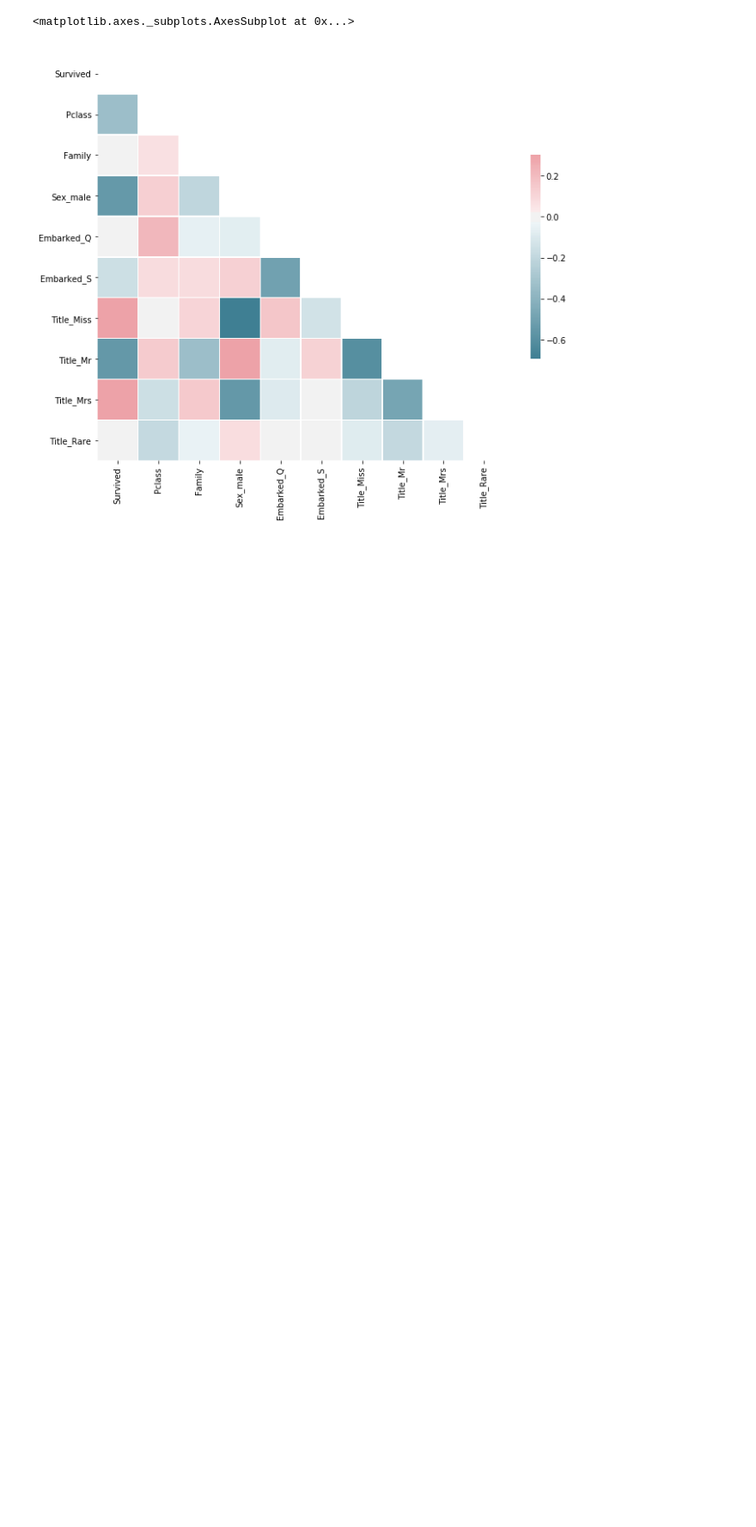
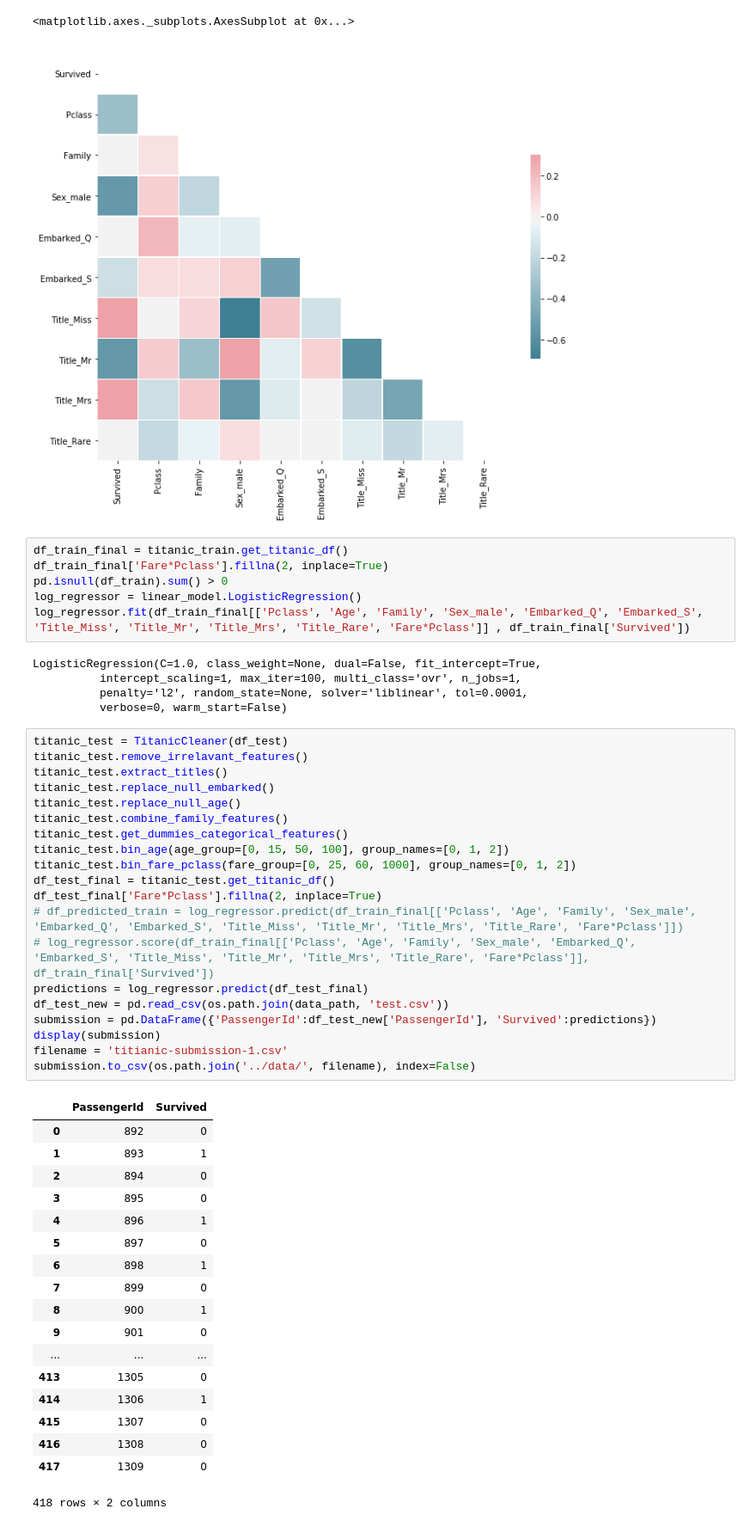
Before and after one commit to madhavhugar/Kaggle-Challenges, a Jupyter notebook: titanic-survival/src/analysis/titanic-survival-notebook.ipynb, the cells around one changed output. Shown at 86% size. Saved outputs shown, nothing was run; the diff lists cells and outputs as text; blank space fills up the shorter version.

```diff
--- a/titanic-survival/src/analysis/titanic-survival-notebook.ipynb
+++ b/titanic-survival/src/analysis/titanic-survival-notebook.ipynb
@@ -318,3 +321,53 @@ sns.heatmap(corr, mask=mask, cmap=cmap, vmax=.3, center=0,
 # %% [output]
 <matplotlib.axes._subplots.AxesSubplot at 0x...>
 [figure]
+# %%
+df_train_final = titanic_train.get_titanic_df()
+df_train_final['Fare*Pclass'].fillna(2, inplace=True)
+pd.isnull(df_train).sum() > 0
+log_regressor = linear_model.LogisticRegression()
+log_regressor.fit(df_train_final[['Pclass', 'Age', 'Family', 'Sex_male', 'Embarked_Q', 'Embarked_S', 'Title_Miss', 'Title_Mr', 'Title_Mrs', 'Title_Rare', 'Fare*Pclass']] , df_train_final['Survived'])
+# %% [output]
+LogisticRegression(C=1.0, class_weight=None, dual=False, fit_intercept=True,
+          intercept_scaling=1, max_iter=100, multi_class='ovr', n_jobs=1,
+          penalty='l2', random_state=None, solver='liblinear', tol=0.0001,
+          verbose=0, warm_start=False)
+# %%
+titanic_test = TitanicCleaner(df_test)
+titanic_test.remove_irrelavant_features()
+titanic_test.extract_titles()
+titanic_test.replace_null_embarked()
+titanic_test.replace_null_age()
+titanic_test.combine_family_features()
+titanic_test.get_dummies_categorical_features()
+titanic_test.bin_age(age_group=[0, 15, 50, 100], group_names=[0, 1, 2])
+titanic_test.bin_fare_pclass(fare_group=[0, 25, 60, 1000], group_names=[0, 1, 2])
+df_test_final = titanic_test.get_titanic_df()
+df_test_final['Fare*Pclass'].fillna(2, inplace=True)
+# df_predicted_train = log_regressor.predict(df_train_final[['Pclass', 'Age', 'Family', 'Sex_male', 'Embarked_Q', 'Embarked_S', 'Title_Miss', 'Title_Mr', 'Title_Mrs', 'Title_Rare', 'Fare*Pclass']])
+# log_regressor.score(df_train_final[['Pclass', 'Age', 'Family', 'Sex_male', 'Embarked_Q', 'Embarked_S', 'Title_Miss', 'Title_Mr', 'Title_Mrs', 'Title_Rare', 'Fare*Pclass']], df_train_final['Survived'])
+predictions = log_regressor.predict(df_test_final)
+df_test_new = pd.read_csv(os.path.join(data_path, 'test.csv'))
+submission = pd.DataFrame({'PassengerId':df_test_new['PassengerId'], 'Survived':predictions})
+display(submission)
+filename = 'titianic-submission-1.csv'
+submission.to_csv(os.path.join('../data/', filename), index=False)
+# %% [output]
+|  | PassengerId | Survived |
+| 0 | 892 | 0 |
+| 1 | 893 | 1 |
+| 2 | 894 | 0 |
+| 3 | 895 | 0 |
+| 4 | 896 | 1 |
+| 5 | 897 | 0 |
+| 6 | 898 | 1 |
+| 7 | 899 | 0 |
+| 8 | 900 | 1 |
+| 9 | 901 | 0 |
+| ... | ... | ... |
+| 413 | 1305 | 0 |
+| 414 | 1306 | 1 |
+| 415 | 1307 | 0 |
+| 416 | 1308 | 0 |
+| 417 | 1309 | 0 |
+418 rows × 2 columns
```
Also changed, not shown: parts of 2 cells of this notebook, 1 other file.
